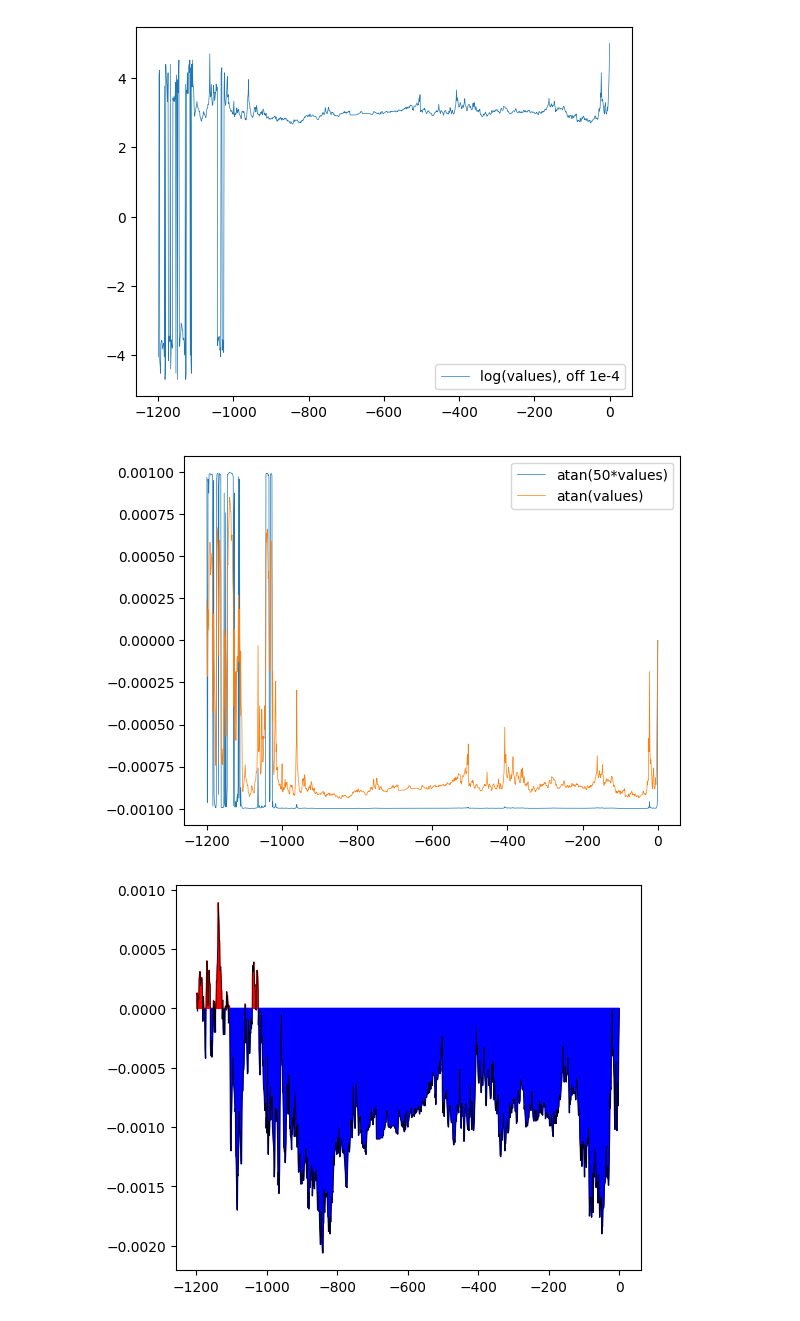
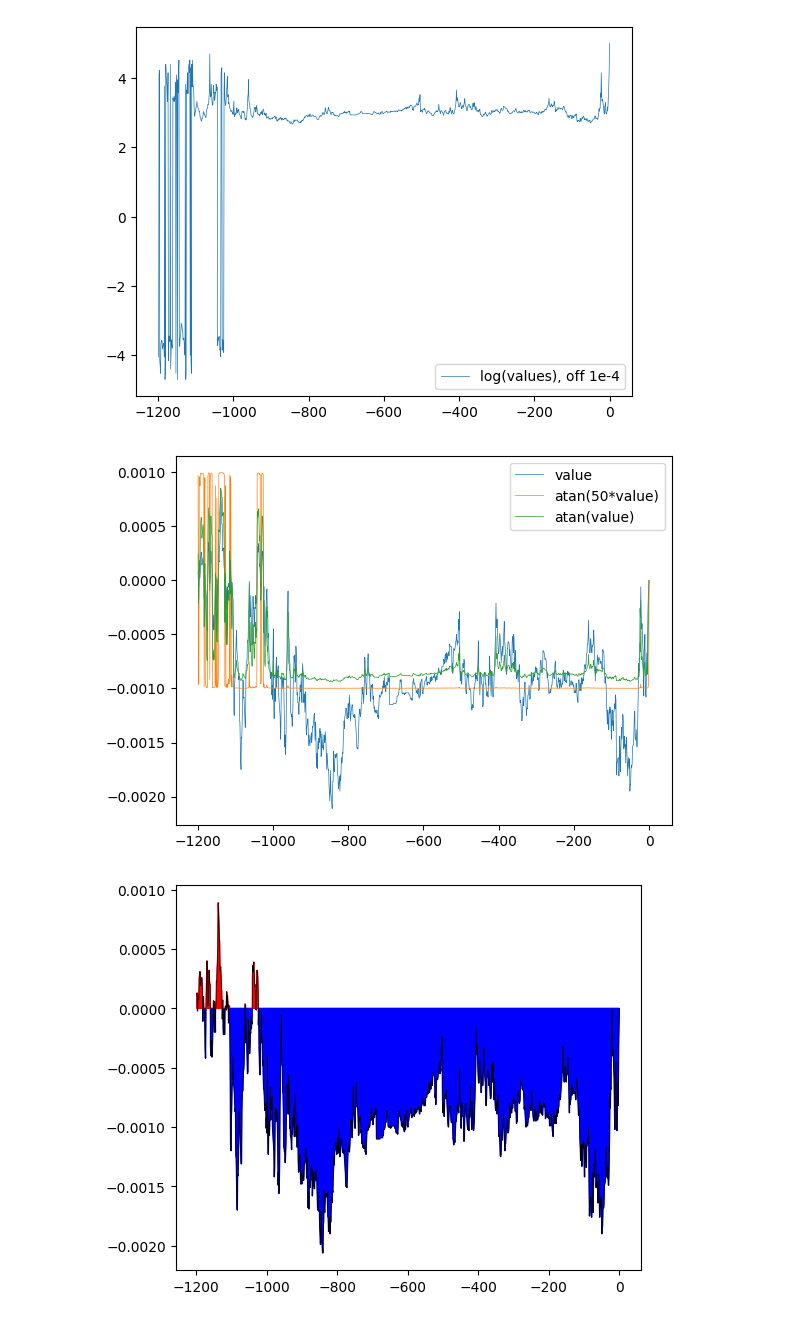
Before and after one commit to stefanzarembinski/szx81, a Jupyter notebook: src/kubusia/gasnace_swieczki.ipynb, the cells around one changed output. Drawn from its saved outputs; the diff is of its cells as text; code cells hidden in the pictures.

```diff
--- a/src/kubusia/gasnace_swieczki.ipynb
+++ b/src/kubusia/gasnace_swieczki.ipynb
@@ -82,13 +82,14 @@ plt.show()
 [figure]
 # %%
 range = 1e-3
-plt.plot(time_count, ATanPlot(range=range).convert(value * 50), label='atan(50*values)', linewidth=0.5)
-plt.plot(time_count, ATanPlot(range=range).convert(value), label='atan(values)', linewidth=0.5)
+plt.plot(time_count, value, label='value', linewidth=0.5)
+plt.plot(time_count, ATanPlot(range=range).convert(value * 50), label='atan(50*value)', linewidth=0.5)
+plt.plot(time_count, ATanPlot(range=range).convert(value), label='atan(value)', linewidth=0.5)
 # plt.axis([-CURRENT_RANGE, 0, Y_RANGE[0], Y_RANGE[1]])
 plt.legend()
 plt.show()
 # %% [output]
-[figure, old version]
+[figure, new version]
 # %%
 plt.figure(figsize=(FIG_SIZE), dpi=DPI)
 plt.plot(time_count, value, color='black', linewidth=0.5)
```
